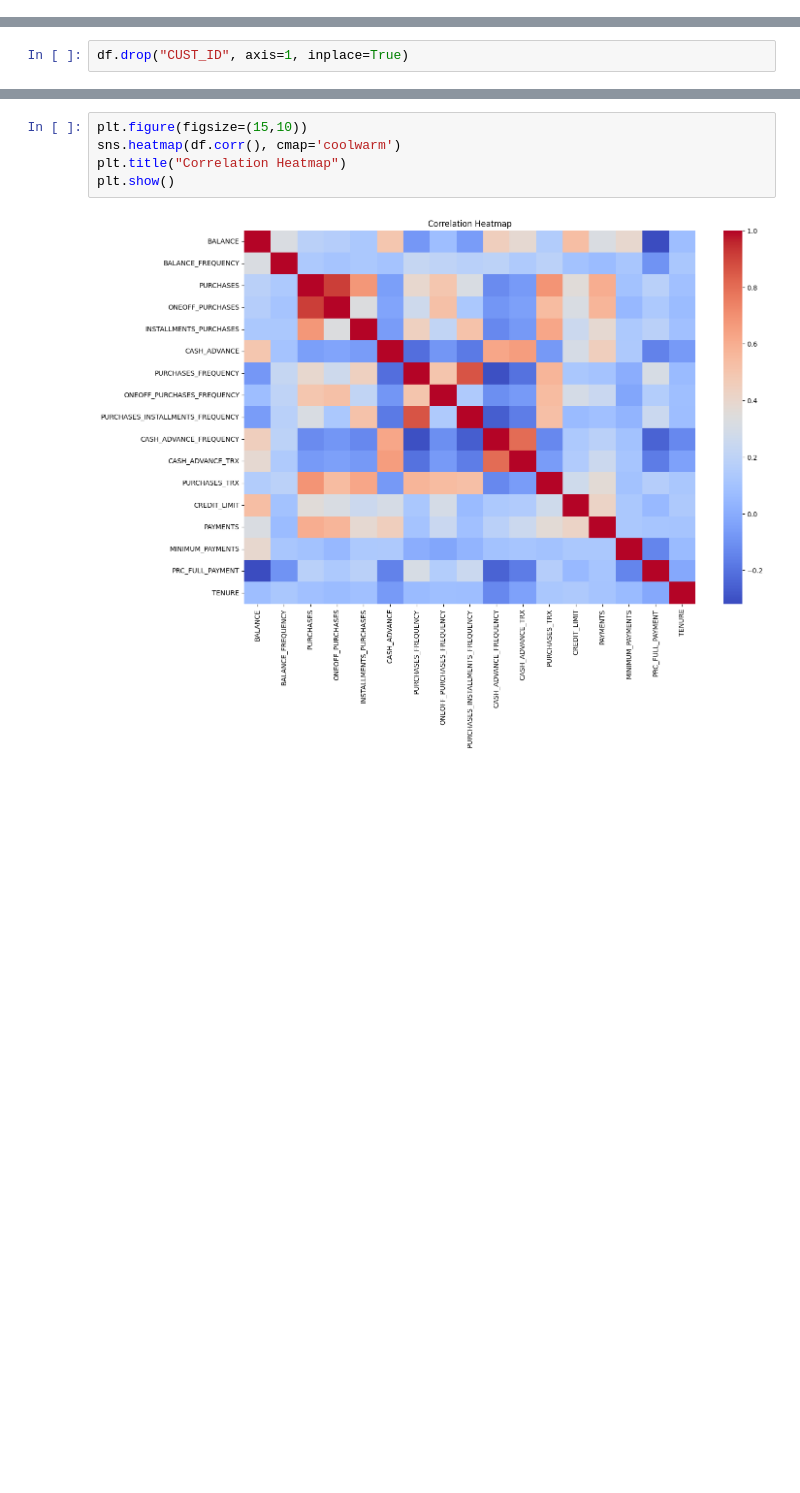
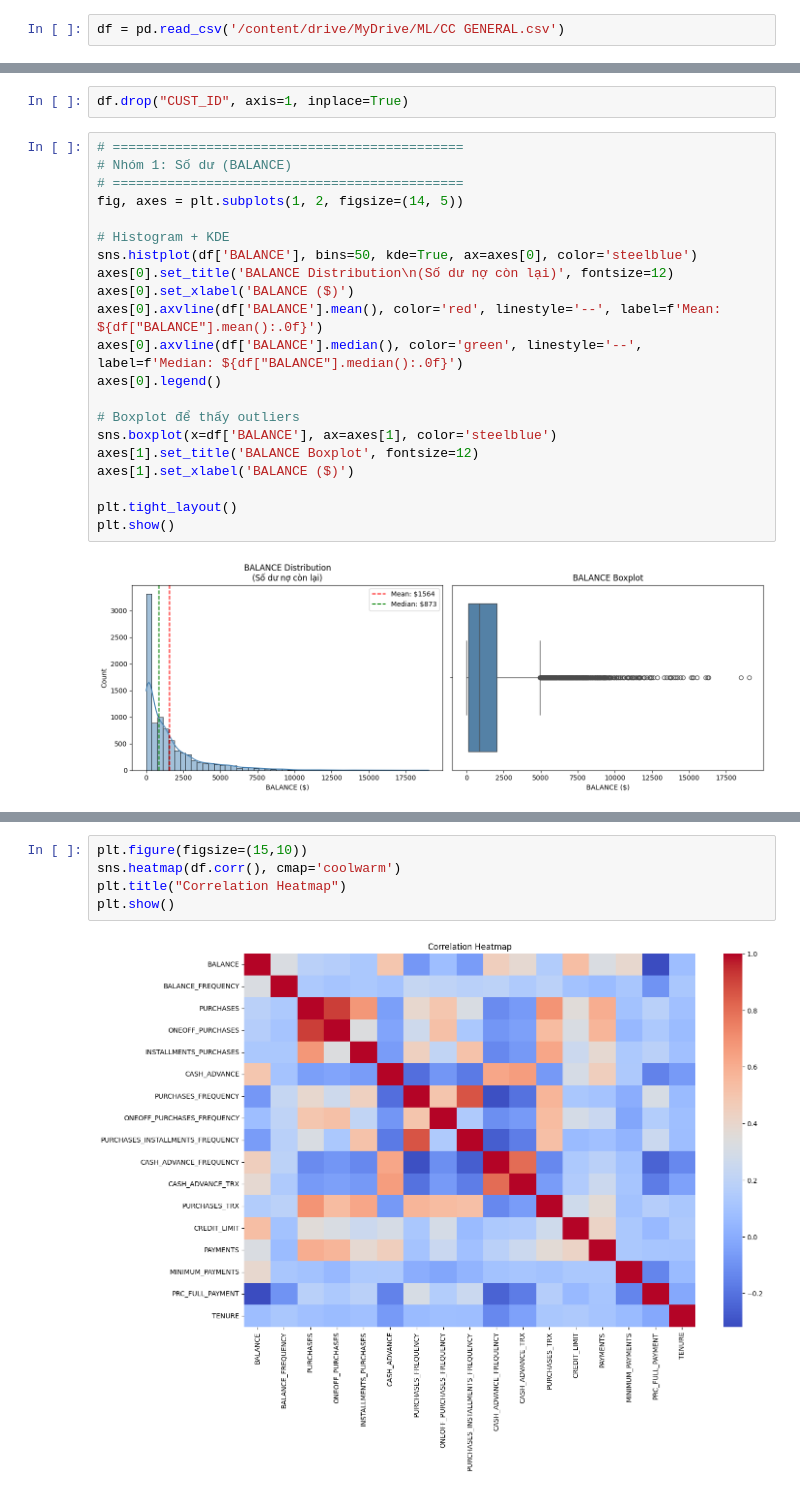
Before and after one commit to leduybao2908/MachineLearningProject, a Jupyter notebook: notebooks/project.ipynb, the cells around one changed output, grey strips where cells are left out. Cells and saved outputs as stored; diff of their text form; blank space fills up the shorter version.

```diff
--- a/notebooks/project.ipynb
+++ b/notebooks/project.ipynb
@@ -10,3 +76,5 @@ df = pd.read_csv("../data/CC GENERAL.csv")
+# %%
+df = pd.read_csv('/content/drive/MyDrive/ML/CC GENERAL.csv')
 # %%
 df.head()
 # %% [output]
@@ -122,3 +275,26 @@ TENURE                              0
 dtype: int64
 # %%
 df.drop("CUST_ID", axis=1, inplace=True)
+# %%
+# =============================================
+# Nhóm 1: Số dư (BALANCE)
+# =============================================
+fig, axes = plt.subplots(1, 2, figsize=(14, 5))
+
+# Histogram + KDE
+sns.histplot(df['BALANCE'], bins=50, kde=True, ax=axes[0], color='steelblue')
+axes[0].set_title('BALANCE Distribution\n(Số dư nợ còn lại)', fontsize=12)
+axes[0].set_xlabel('BALANCE ($)')
+axes[0].axvline(df['BALANCE'].mean(), color='red', linestyle='--', label=f'Mean: ${df["BALANCE"].mean():.0f}')
+axes[0].axvline(df['BALANCE'].median(), color='green', linestyle='--', label=f'Median: ${df["BALANCE"].median():.0f}')
+axes[0].legend()
+
+# Boxplot để thấy outliers
+sns.boxplot(x=df['BALANCE'], ax=axes[1], color='steelblue')
+axes[1].set_title('BALANCE Boxplot', fontsize=12)
+axes[1].set_xlabel('BALANCE ($)')
+
+plt.tight_layout()
+plt.show()
+# %% [output]
+[figure, added]
```
Also changed, not shown: parts of 31 cells of this notebook.
